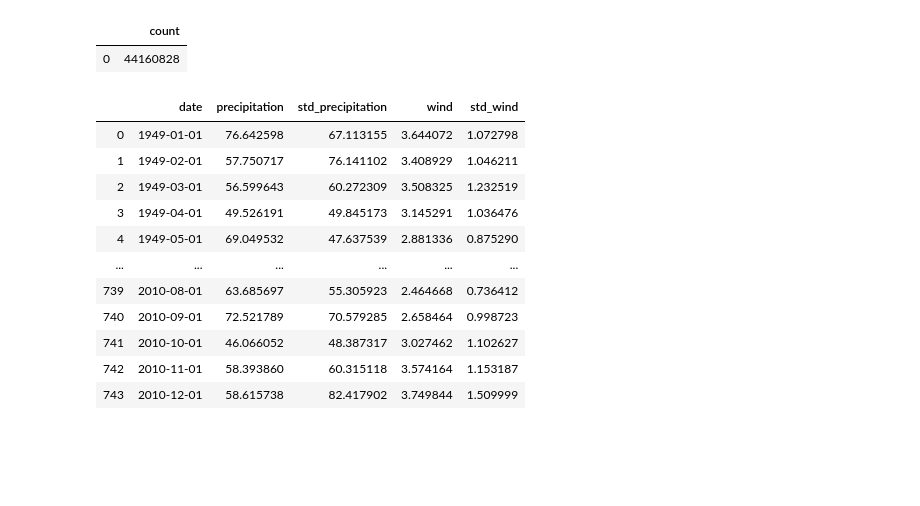
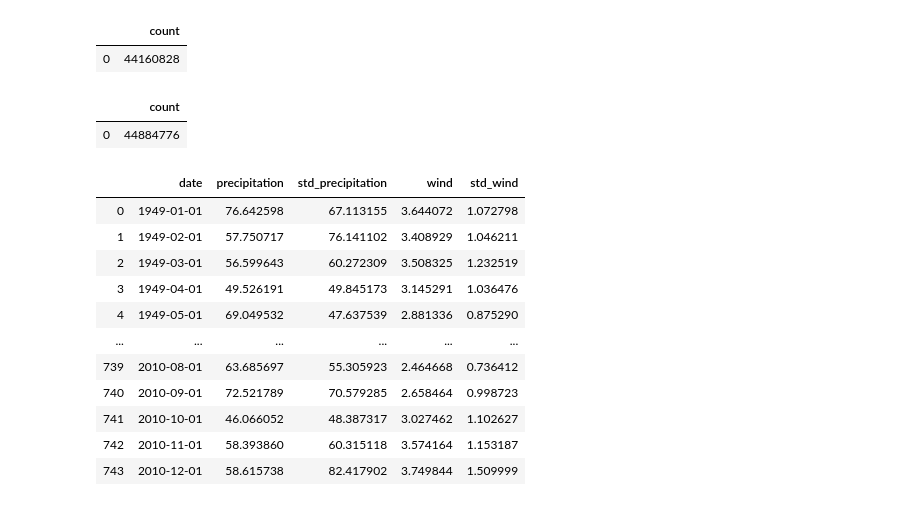
Before and after one commit to xy994/ClimateChange, a Jupyter notebook: climate_change.ipynb, the cells around one changed output. Saved outputs shown, nothing was run; the diff lists cells and outputs as text; code cells hidden in the pictures; blank space fills up the shorter version.

```diff
--- a/climate_change.ipynb
+++ b/climate_change.ipynb
@@ -167,6 +167,13 @@ query('''select count(*)
 # %% [output]
 |  | count |
 | 0 | 44160828 |
+# %%
+query('''select count(*)
+         from student_weather;
+      ''')
+# %% [output]
+|  | count |
+| 0 | 44884776 |
 # %%
 df_nation_month_avg
 # %% [output]
```
Also changed, not shown: 3 other files.
